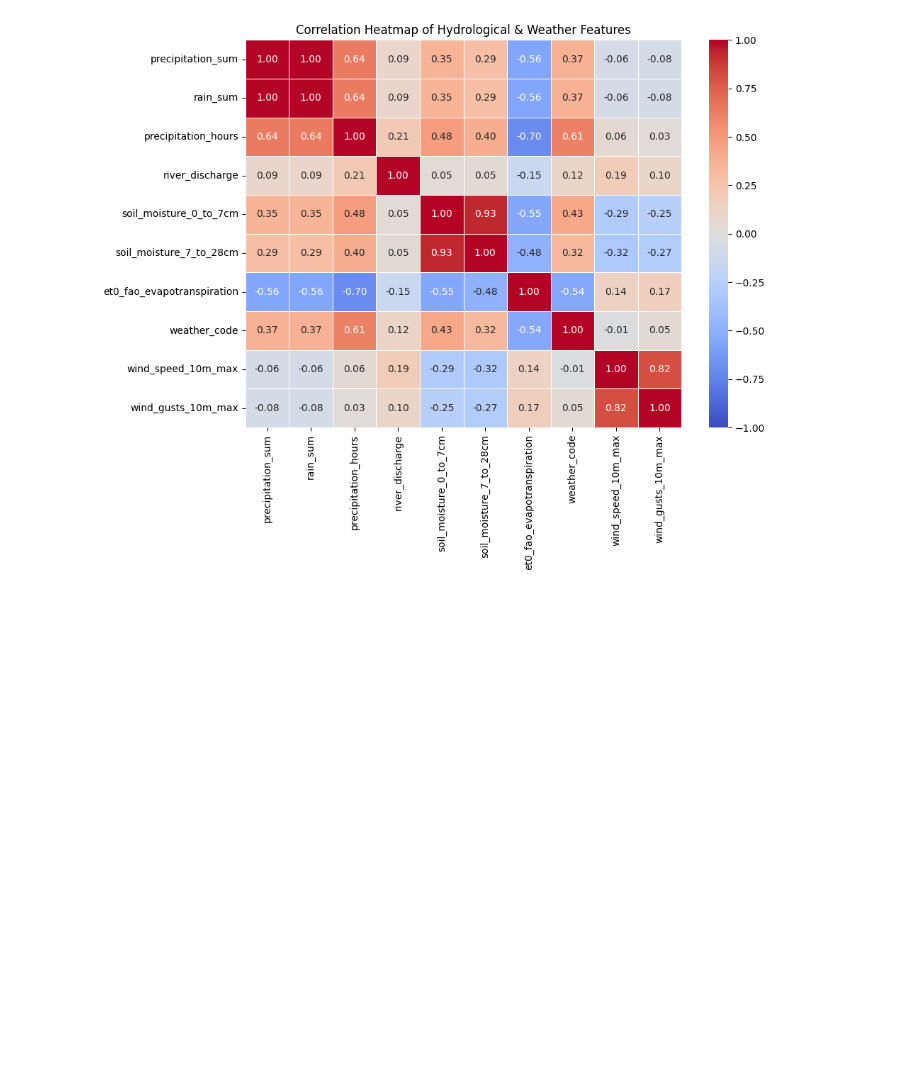
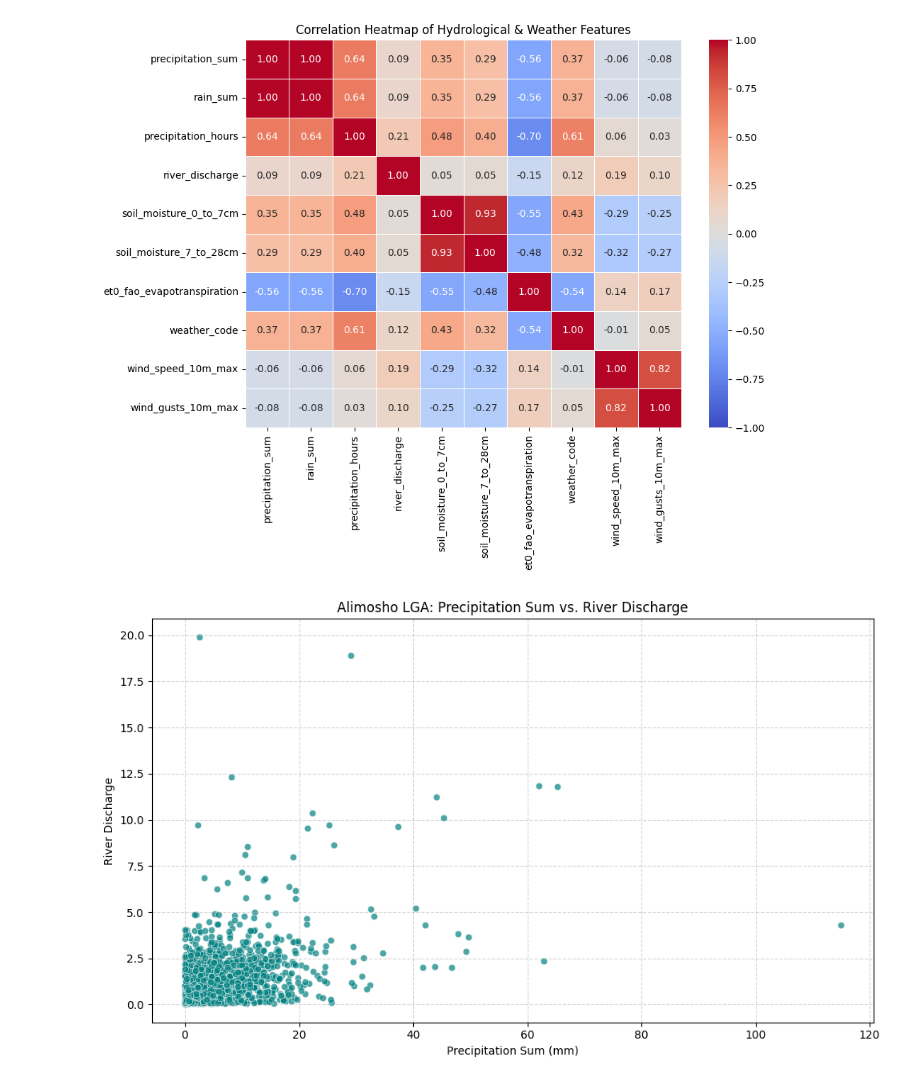
Before and after one commit to Sydney205/lagos-hydrological-risk-pipeline, a Jupyter notebook: eda.ipynb, the cells around one changed output. Drawn from its saved outputs; the diff is of its cells as text; code cells hidden in the pictures; blank space fills up the shorter version.

Commit message:
Plotted scatter plot

```diff
--- a/eda.ipynb
+++ b/eda.ipynb
@@ -74,3 +92,20 @@ plt.tight_layout()
 plt.show()
 # %% [output]
 [figure]
+# %%
+
+# Filter the dataframe for Alimosho LGA
+alimosho_df = df_clean[df_clean['LGA_Location'] == 'Abeokuta North']
+
+# Create a scatter plot of precipitation_sum vs river_discharge for Alimosho
+plt.figure(figsize=(10, 6))
+sns.scatterplot(data=alimosho_df, x='precipitation_sum', y='river_discharge', alpha=0.7, color='teal')
+
+plt.title('Alimosho LGA: Precipitation Sum vs. River Discharge')
+plt.xlabel('Precipitation Sum (mm)')
+plt.ylabel('River Discharge')
+plt.grid(True, linestyle='--', alpha=0.5)
+plt.tight_layout()
+plt.show()
+# %% [output]
+[figure, added]
```
Also changed, not shown: parts of 3 cells of this notebook.
